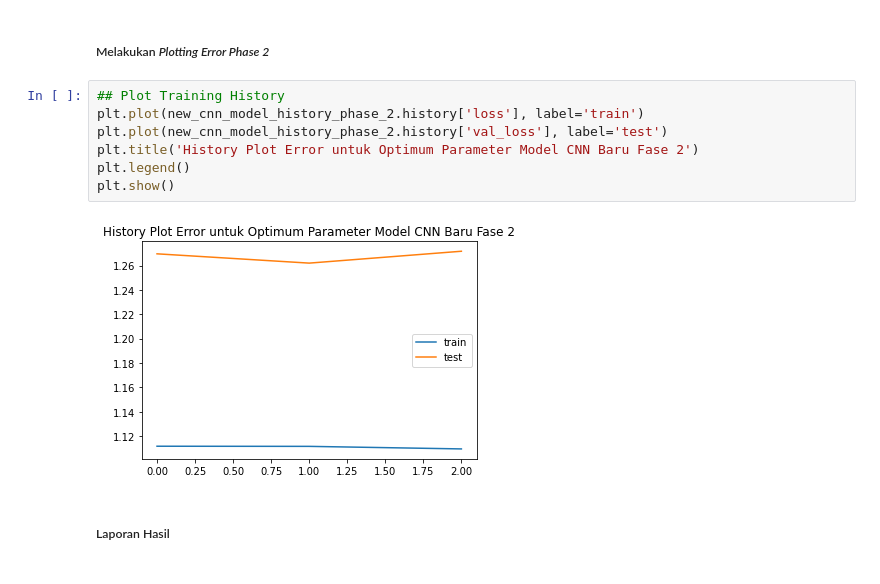
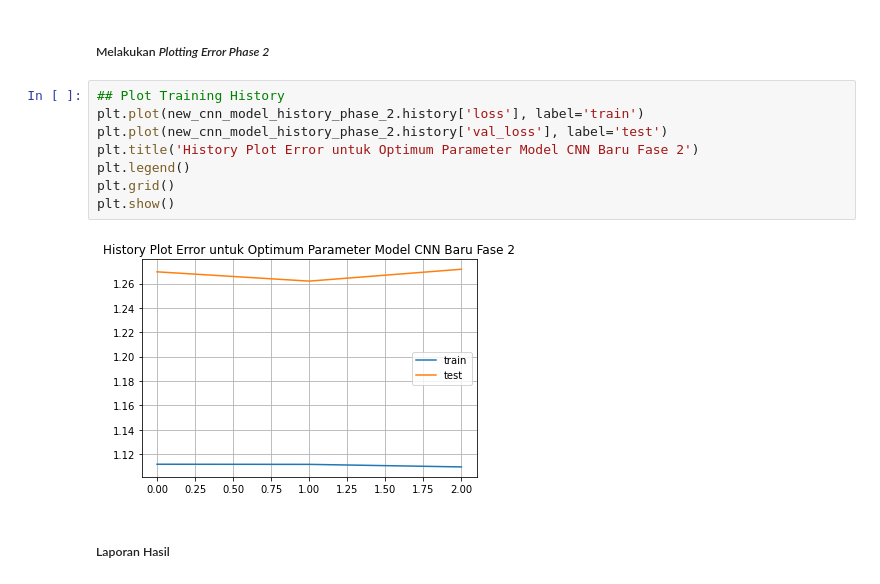
Before and after one commit to reiva5/CSC6801381-pemelajaran-mesin-lanjut, a Jupyter notebook: Lab 3/src/Tugas3_Jehian Norman Saviero_2006609645.ipynb, the cells around one changed output. Drawn from its saved outputs; the diff is of its cells as text.

```diff
--- a/Lab 3/src/Tugas3_Jehian Norman Saviero_2006609645.ipynb
+++ b/Lab 3/src/Tugas3_Jehian Norman Saviero_2006609645.ipynb
@@ -841,12 +842,13 @@ compare_train_and_test(new_cnn_model, x_train_100, y_train_100, x_test_100, y_te
 # %%
 ## Plot Training History
 plt.plot(new_cnn_model_history_phase_2.history['loss'], label='train')
 plt.plot(new_cnn_model_history_phase_2.history['val_loss'], label='test')
 plt.title('History Plot Error untuk Optimum Parameter Model CNN Baru Fase 2')
 plt.legend()
+plt.grid()
 plt.show()
 # %% [output]
-[figure, old version]
+[figure, new version]
 # %% [markdown]
 ##### Laporan Hasil
 # %% [markdown]
```
Also changed, not shown: parts of 1 cell of this notebook.
